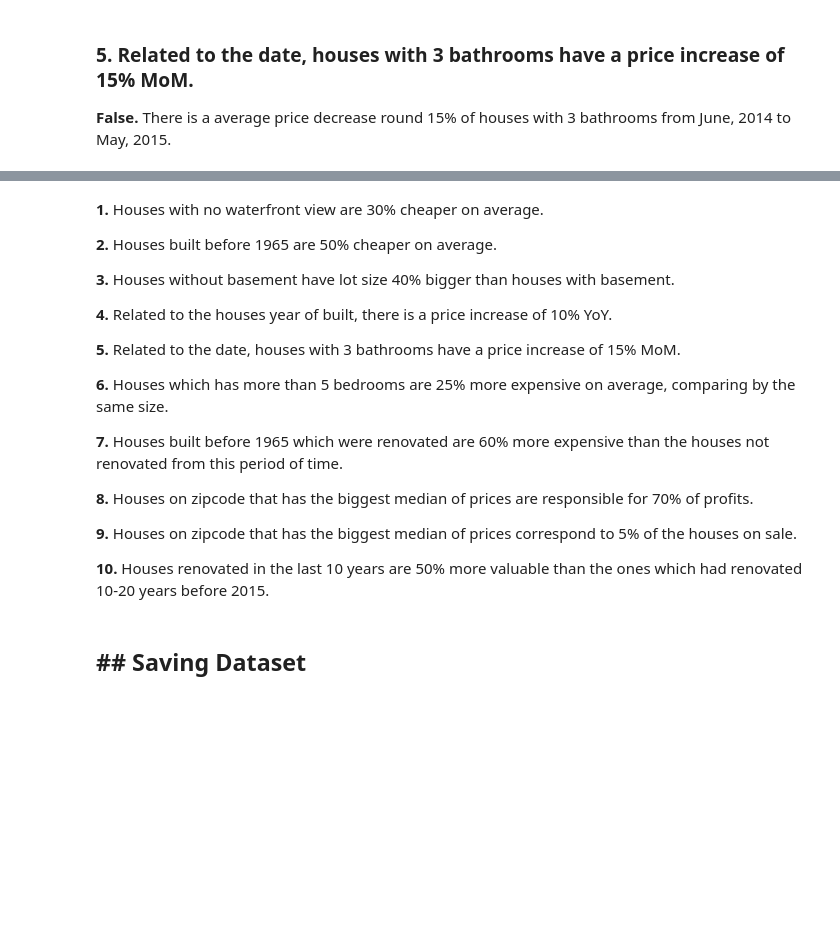
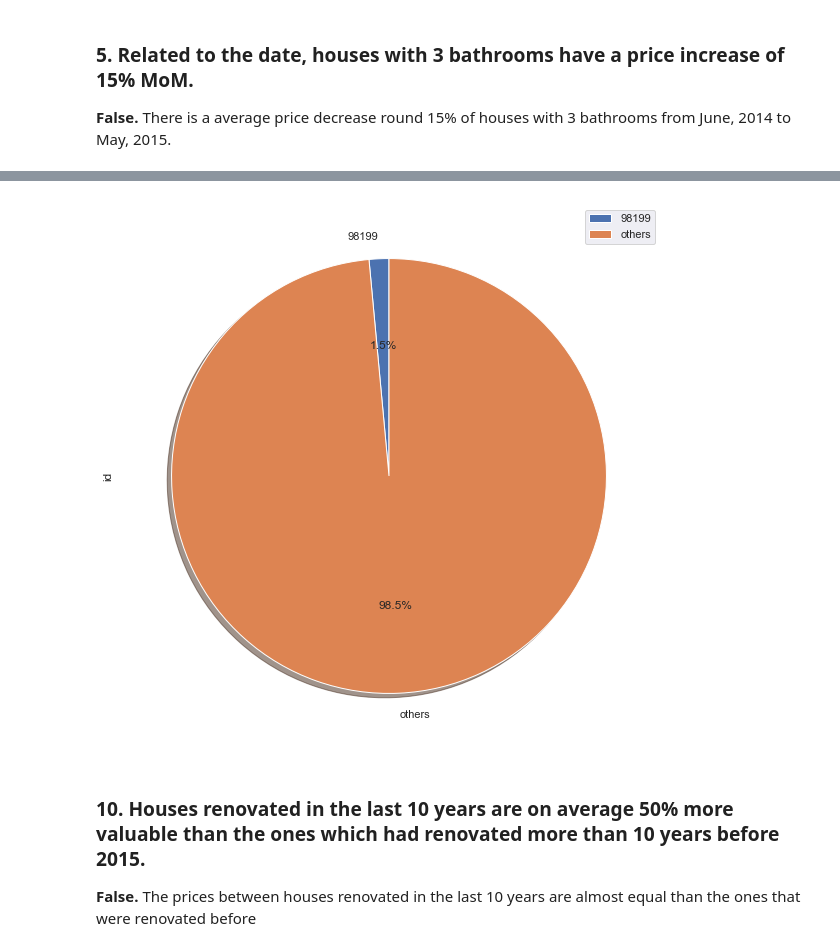
Before and after one commit to NelioMuniz/House_Rocket_-_Insights_Project, a Jupyter notebook: notebooks/03_-_EDA.ipynb, the cells around one changed output, grey strips where cells are left out. Cells and saved outputs as stored; diff of their text form; code cells hidden in the pictures; blank space fills up the shorter version.

```diff
--- a/notebooks/03_-_EDA.ipynb
+++ b/notebooks/03_-_EDA.ipynb
@@ -169,22 +223,12 @@ sns.lineplot(data=aux5, x='year-month', y='MoM')
+# %%
+aux10 = df3[['id','zipcode']].groupby('zipcode').count().reset_index()
+aux10['zipcode'] = aux10['zipcode'].apply(str)
+aux10['biggest_zipcode'] = aux10['zipcode'].apply(lambda x: '98199' if x == '98199' else 'others')
+aux10.groupby(['biggest_zipcode']).sum().plot(kind='pie', y='id', subplots=True, shadow = True,startangle=90,
+                                             figsize=(15,10), autopct='%1.1f%%');
+# %% [output]
+[figure, added]
 # %% [markdown]
-**1.** Houses with no waterfront view are 30% cheaper on average.
+### **10.** Houses renovated in the last 10 years are on average 50% more valuable than the ones which had renovated more than 10 years before 2015.
 
-**2.** Houses built before 1965 are 50% cheaper on average.
-
-**3.** Houses without basement have lot size 40% bigger than houses with basement.
-
-**4.** Related to the houses year of built, there is a price increase of 10% YoY.
-
-**5.** Related to the date, houses with 3 bathrooms have a price increase of 15% MoM.
-
-**6.** Houses which has more than 5 bedrooms are 25% more expensive on average, comparing by the same size.
-
-**7.** Houses built before 1965 which were renovated are 60% more expensive than the houses not renovated from this period of time.
-
-**8.** Houses on zipcode that has the biggest median of prices are responsible for 70% of profits.
-
-**9.** Houses on zipcode that has the biggest median of prices correspond to 5% of the houses on sale.
-
-**10.** Houses renovated in the last 10 years are 50% more valuable than the ones which had renovated 10-20 years before 2015.
+**False.** The prices between houses renovated in the last 10 years are almost equal than the ones that were renovated before
-# %% [markdown]
-## ## Saving Dataset
```
Also changed, not shown: parts of 12 cells of this notebook.
